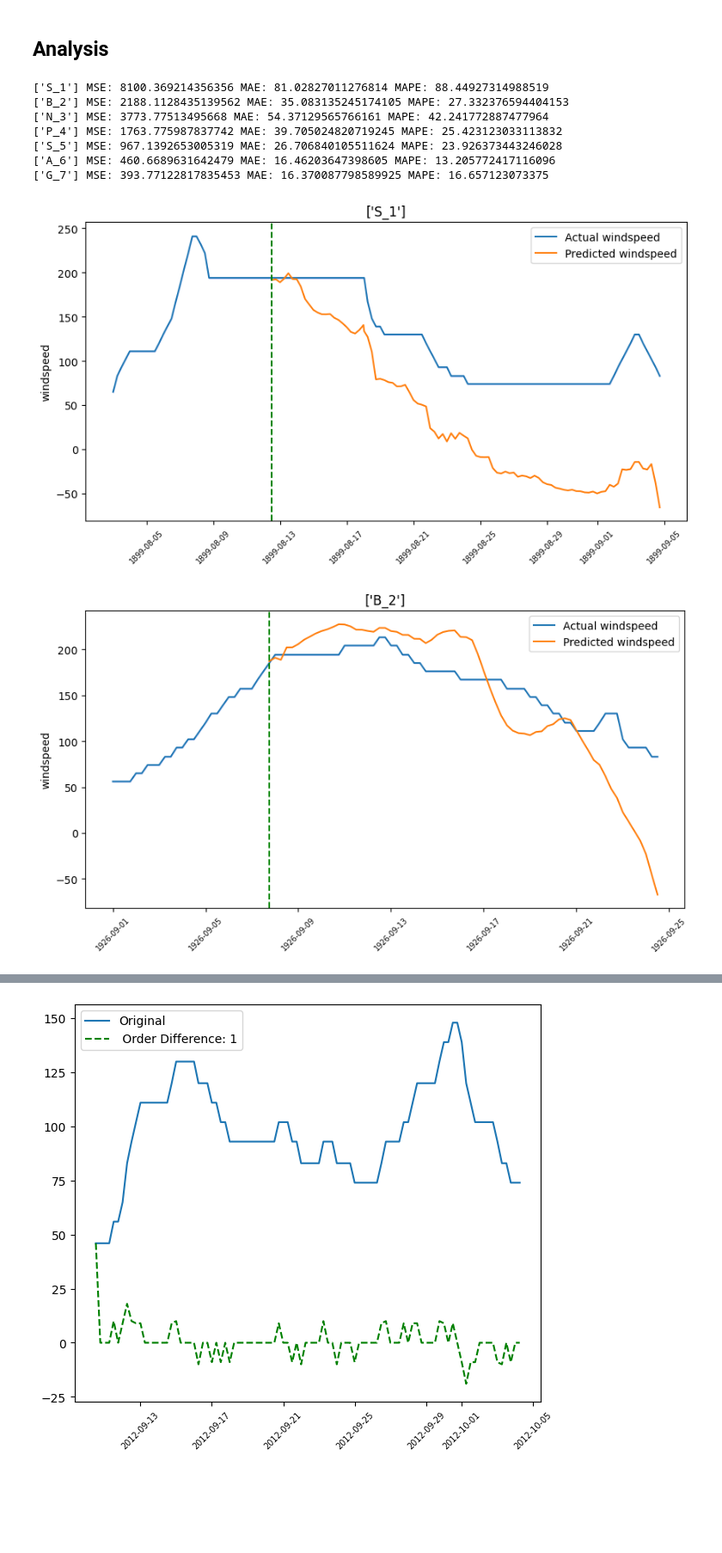
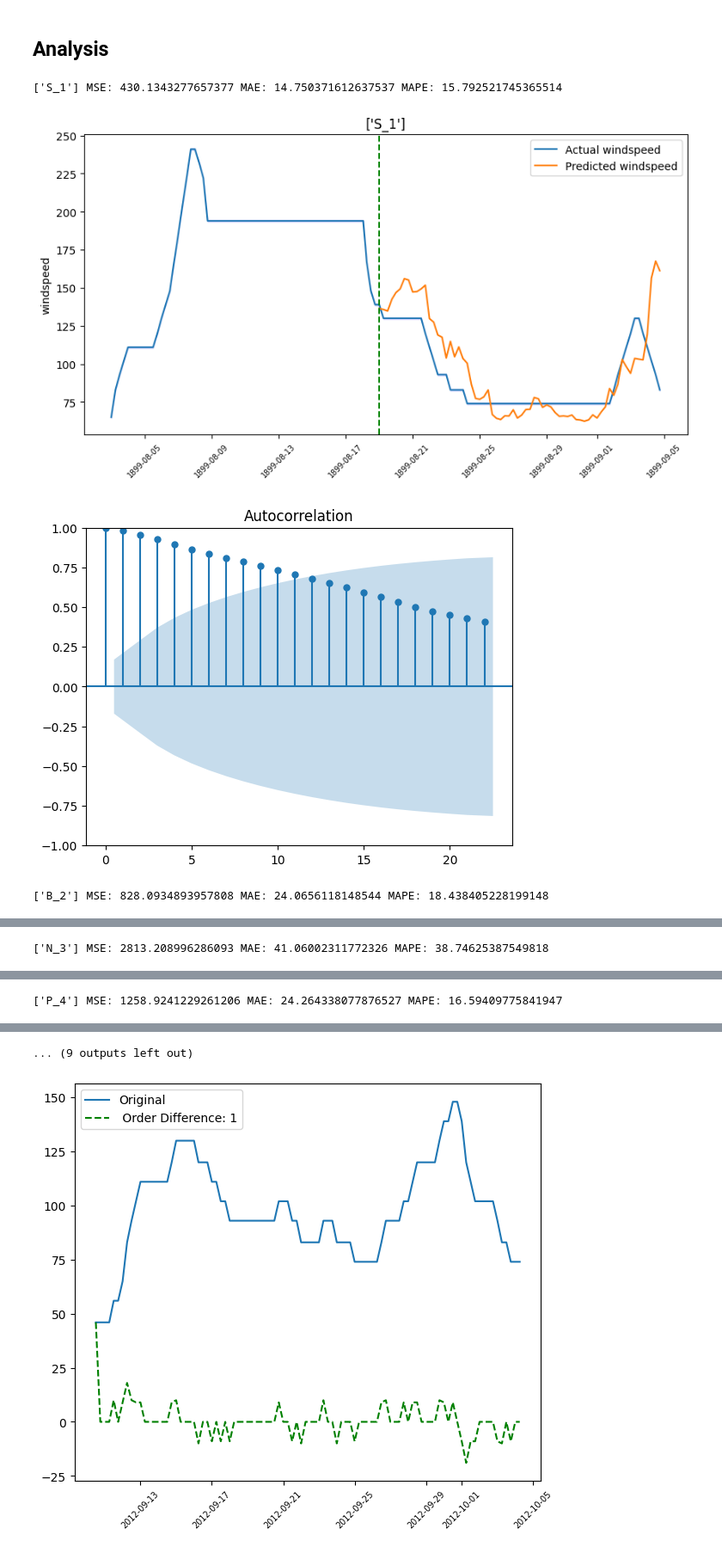
Before and after one commit to luoj21/hurricaneProj, a Jupyter notebook: matToPy.ipynb, the cells around one changed output, grey strips where cells are left out. Shown at 86% size. Drawn from its saved outputs; the diff is of its cells as text; code cells hidden in the pictures; blank space fills up the shorter version.

```diff
--- a/matToPy.ipynb
+++ b/matToPy.ipynb
@@ -96,22 +96,17 @@ for data in final_data_list:
 # %%
 feats = ['lat', 'long', 'speed', 'cp', 'derived_distance']
 target = 'windspeed'
-ratio = 0.3
+ratio = 0.5
 
 model1 = xgb.XGBRegressor(n_estimators = 100)
 model2 = svm.SVR(kernel = 'linear')
 
 for data in final_data_list:
     Hmodel = HurricaneModel(model2, data)
     Hmodel.split_train_predict(ratio, feats, target, True)
-    #Hmodel.plotPACF(target)
+    Hmodel.plotACF(target)
 # %% [output]
-['S_1'] MSE: 8100.369214356356 MAE: 81.02827011276814 MAPE: 88.44927314988519
-['B_2'] MSE: 2188.1128435139562 MAE: 35.083135245174105 MAPE: 27.332376594404153
-['N_3'] MSE: 3773.77513495668 MAE: 54.37129565766161 MAPE: 42.241772887477964
-['P_4'] MSE: 1763.775987837742 MAE: 39.705024820719245 MAPE: 25.423123033113832
-['S_5'] MSE: 967.1392653005319 MAE: 26.706840105511624 MAPE: 23.926373443246028
-['A_6'] MSE: 460.6689631642479 MAE: 16.46203647398605 MAPE: 13.205772417116096
-['G_7'] MSE: 393.77122817835453 MAE: 16.370087798589925 MAPE: 16.657123073375
+['S_1'] MSE: 430.1343277657377 MAE: 14.750371612637537 MAPE: 15.792521745365514
-[figure, old version]
+[figure, new version]
-[figure, old version]
+[figure, new version]
+['B_2'] MSE: 828.0934893957808 MAE: 24.0656118148544 MAPE: 18.438405228199148
@@ -119,0 +115 @@ for data in final_data_list:
+['N_3'] MSE: 2813.208996286093 MAE: 41.06002311772326 MAPE: 38.74625387549818
@@ -121,0 +118 @@ for data in final_data_list:
+['P_4'] MSE: 1258.9241229261206 MAE: 24.264338077876527 MAPE: 16.59409775841947
@@ -123,3 +121,4 @@ for data in final_data_list:
+... (9 outputs left out)
 # %%
 diffed_data = Hmodel.plotDiff('windspeed', order = 1)
 # %% [output]
```
Also changed, not shown: parts of 1 cell of this notebook, 2 other files.
